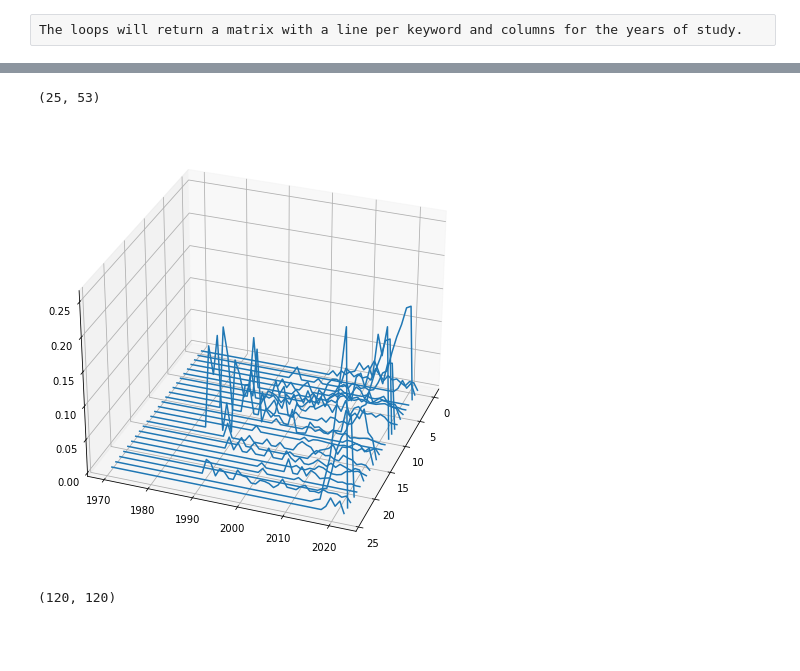
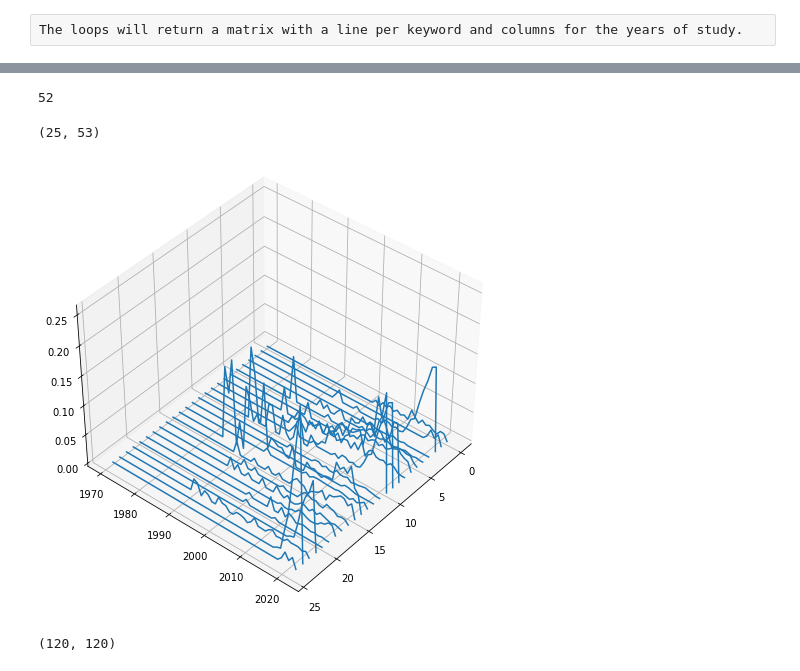
Before and after one commit to reyesaldasoro/PubMed-Data-Mining-And-Visualisation_Jupyter, a Jupyter notebook: PubMed_Fig4_Pathology_Techniques.ipynb, the cells around one changed output, grey strips where cells are left out. Saved outputs shown, nothing was run; the diff lists cells and outputs as text; code cells hidden in the pictures; blank space fills up the shorter version.

```diff
--- a/PubMed_Fig4_Pathology_Techniques.ipynb
+++ b/PubMed_Fig4_Pathology_Techniques.ipynb
@@ -137,3 +159,7 @@ plt.grid()
+# %%
+round(float(val_year))-1970
+# %% [output]
+52
 # %%
 entries_per_KW_rel = np.zeros((numKeywords-1,len(yearsAnalysis)))
 for index_kw,kw in enumerate(keywords[:-1]):
@@ -145,16 +171,16 @@ entries_per_KW_rel.shape
 # %%
 x, y = np.meshgrid(np.arange(0,numKeywords-1),yearsAnalysis,  indexing='ij')
 
 from mpl_toolkits.mplot3d import axes3d
 
 
 fig, ax1 = plt.subplots(
     1, 1, figsize=(15, 8), subplot_kw={'projection': '3d'})
 
 ax1.plot_wireframe(x, y, entries_per_KW_rel, rstride=1, cstride=0)
-ax1.view_init(elev=30., azim=20.)
+ax1.view_init(elev=40., azim=40.)
 # %% [output]
-[figure, old version]
+[figure, new version]
 # %%
 ax1.view_init(elev=10., azim=10.)
 # %%
```
Also changed, not shown: parts of 5 cells of this notebook.
